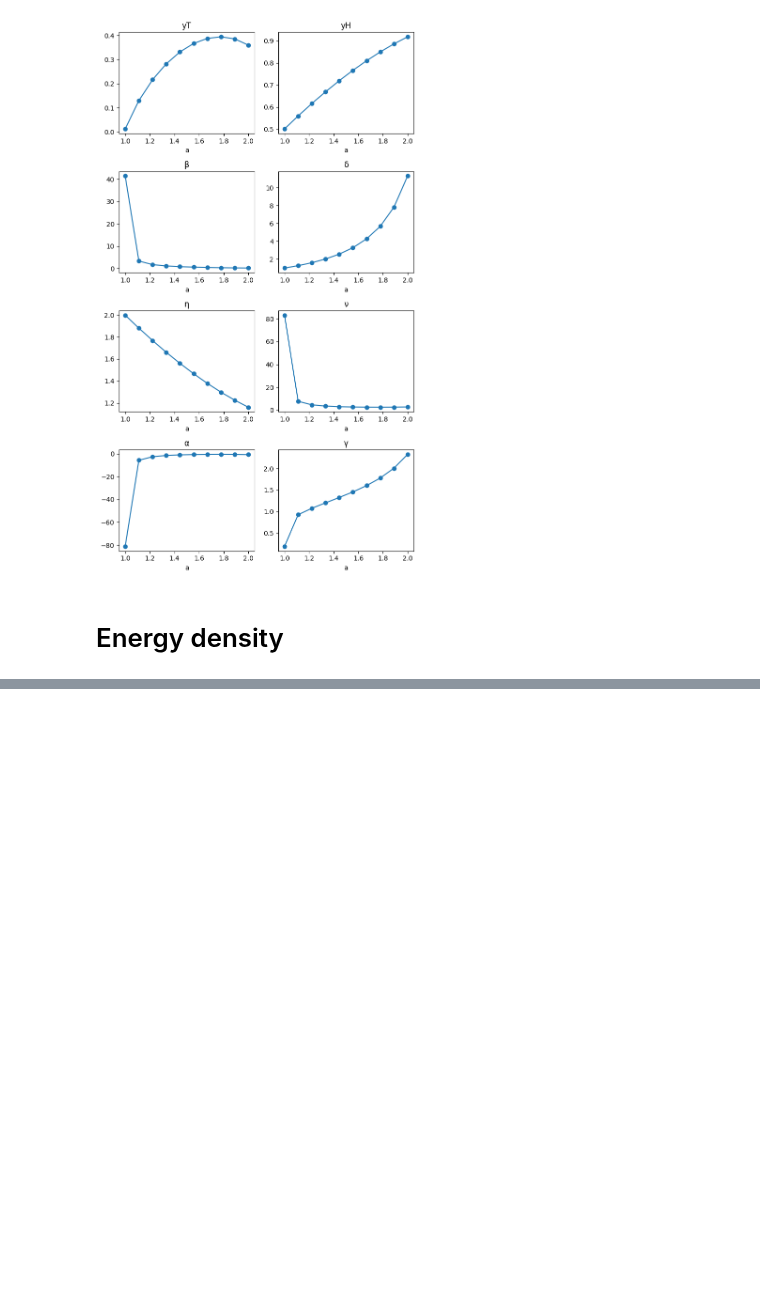
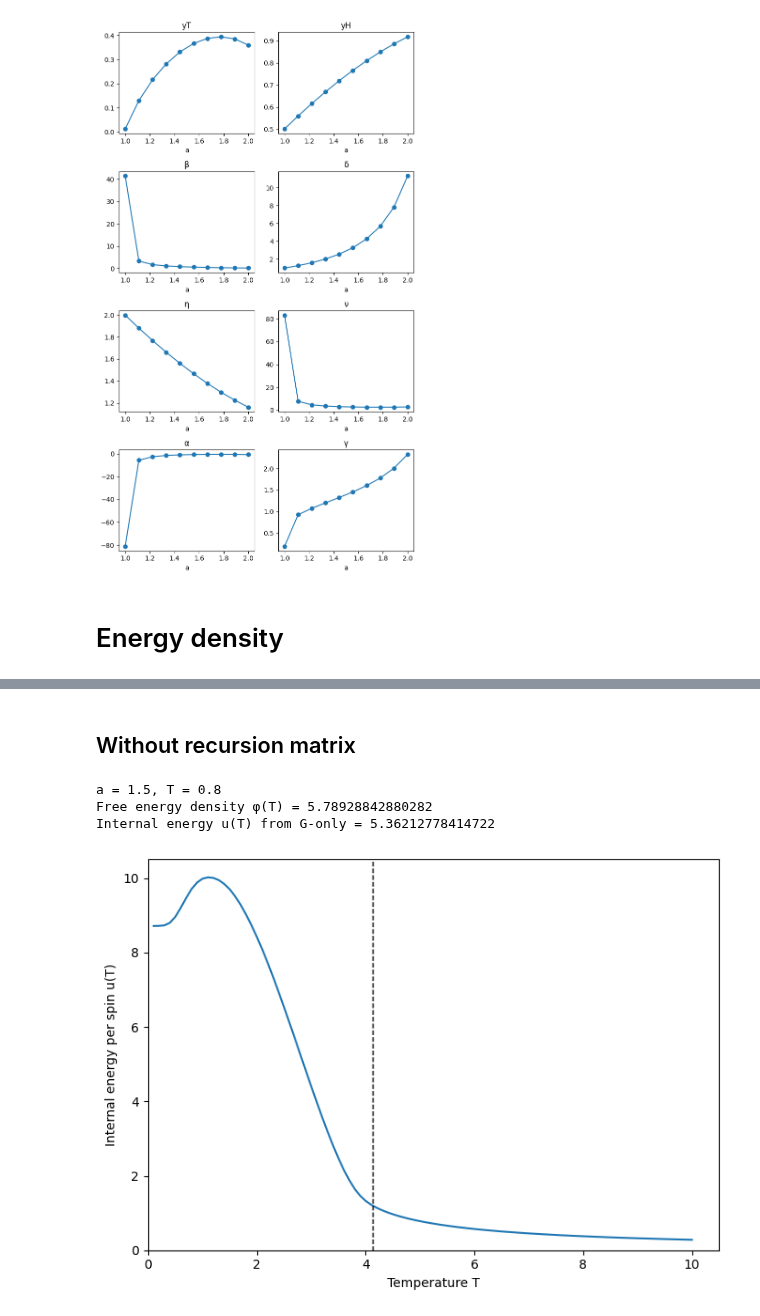
Before and after one commit to erbilcanartun/long-range-ising-chain, a Jupyter notebook: notebooks/new_foundation-numba.ipynb, the cells around one changed output, grey strips where cells are left out. Cells and saved outputs as stored; diff of their text form; code cells hidden in the pictures; blank space fills up the shorter version.

```diff
--- a/notebooks/new_foundation-numba.ipynb
+++ b/notebooks/new_foundation-numba.ipynb
@@ -1045,0 +1018,2 @@ R shape = (67, 201)   (rows = 1+D1, cols = 1+D0)
+# %% [markdown]
+## Without recursion matrix
@@ -1045,0 +1128,54 @@ R shape = (67, 201)   (rows = 1+D1, cols = 1+D0)
+# %%
+a = 1.5
+T = 0.8
+
+D = 3**3
+phi_T = free_energy_from_G(T, a,
+                           max_steps=8,
+                           max_dist_final=D)
+u_T = internal_energy_from_G(T, a,
+                             max_steps=8,
+                             max_dist_final=D)
+
+print(f"a = {a}, T = {T}")
+print("Free energy density φ(T) =", phi_T)
+print("Internal energy u(T) from G-only =", u_T)
+# %% [output]
+a = 1.5, T = 0.8
+Free energy density φ(T) = 5.78928842880282
+Internal energy u(T) from G-only = 5.36212778414722
+# %%
+a = 1.2
+T_values = np.linspace(0.1, 10.0, 100)
+
+Jc = find_Jc(
+    a=a,
+    Jlow=1e-3,
+    Jhigh=1e2,
+    max_steps=8,
+    max_dist_final=3**3,
+    tol=1e-4
+)
+
+u_values = []
+for T in T_values:
+    u = internal_energy_from_G(T, a,
+                               max_steps=8,
+                               max_dist_final=3**3,
+                               dT_rel=5e-3)
+    u_values.append(u)
+
+u_values = np.array(u_values)
+
+plt.figure(figsize=(7,5))
+plt.plot(T_values, u_values, '-', markersize=3)
+plt.axvline(x=1/Jc, linestyle='--', linewidth=1, color='k')
+plt.xlim(0, None)
+plt.ylim(0, None)
+plt.xlabel("Temperature T")
+plt.ylabel("Internal energy per spin u(T)")
+plt.tight_layout()
+plt.savefig("internal_energy.png")
+plt.show()
+# %% [output]
+[figure, added]
```
Also changed, not shown: parts of 16 cells of this notebook, 4 other files.
